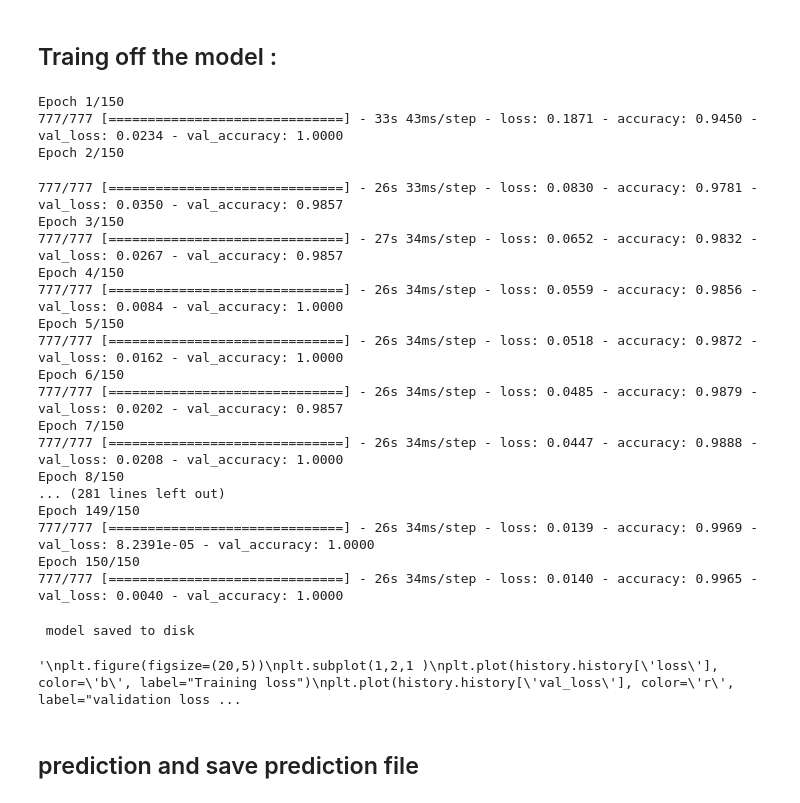
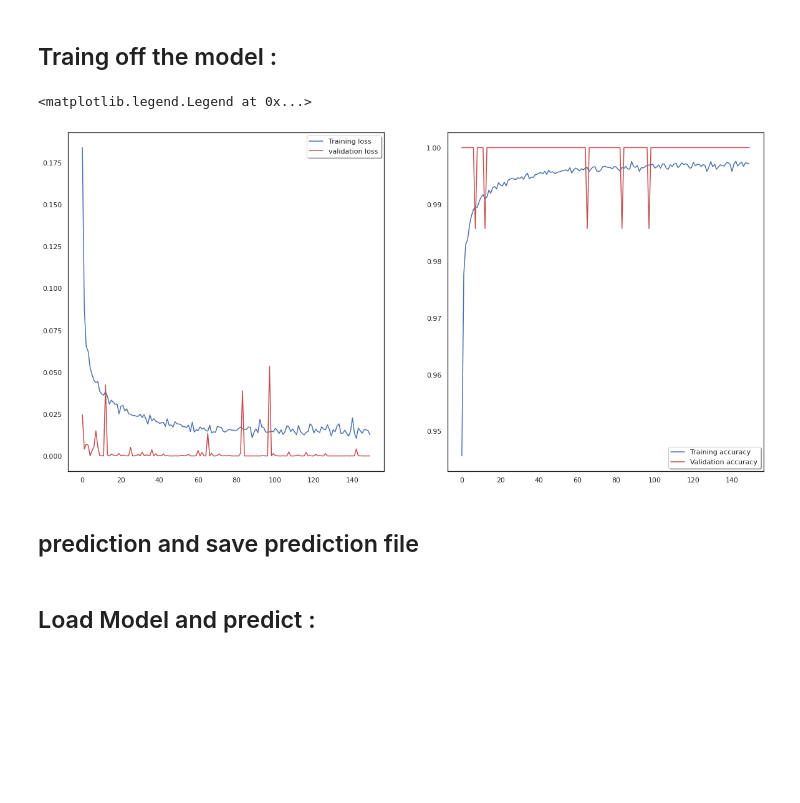
Before and after one commit to hamzaca/Digit_Recognizer_Kaggle, a Jupyter notebook: Digit_Recognition_CNN.ipynb, the cells around one changed output. Saved outputs shown, nothing was run; the diff lists cells and outputs as text; code cells hidden in the pictures; blank space fills up the shorter version.

```diff
--- a/Digit_Recognition_CNN.ipynb
+++ b/Digit_Recognition_CNN.ipynb
@@ -54,9 +61,7 @@ Y_train = to_categorical(Y_train, num_classes = 10)
 # %%
 
 random_seed = 46
-
-# Test Size Small cause wanna train with all data we have.
-X_train, X_val, Y_train, Y_val = train_test_split(X_train, Y_train, test_size = 0.001, random_state=random_seed)
+X_train, X_test, y_train, y_test = train_test_split(X_train, Y_train, test_size = 0.001, random_state=random_seed)
 # %%
 np.shape(X_train)
 # %% [output]
@@ -103,79 +111,42 @@ def Build_Model():
 ## Data augmentation :
 # %%
 # data augmentation
-datagen = ImageDataGenerator(
-        featurewise_center=False,
-        samplewise_center=False,
-        featurewise_std_normalization=False,
-        samplewise_std_normalization=False,
-        zca_whitening=False,
-        rotation_range=10,
-        zoom_range = 0.1,
-        width_shift_range=0.1,
-        height_shift_range=0.1,
-        horizontal_flip=False,
-        vertical_flip=False)
+datagen = ImageDataGenerator(featurewise_center=False,
+                            samplewise_center=False,
+                            featurewise_std_normalization=False,
+                            samplewise_std_normalization=False,
+                            zca_whitening=False,
+                            rotation_range=10,
+                            zoom_range = 0.1,
+                            width_shift_range=0.1,
+                            height_shift_range=0.1,
+                            horizontal_flip=False,
+                            vertical_flip=False)
 
 
 datagen.fit(X_train)
 # %% [markdown]
 ## Traing off the model :
-# %%
-model = Build_Model()
-
-
-learning_rate_reduction = ReduceLROnPlateau(monitor='val_acc', patience=3, verbose=1, factor=0.5, min_lr=0.00001)
 # %%
 # Train
-batch_size = 90
-history = model.fit_generator(datagen.flow(X_train,Y_train, batch_size=batch_size), epochs = 150, validation_data = (X_val,Y_val),steps_per_epoch=X_train.shape[0] // batch_size, callbacks=[learning_rate_reduction])
+batch_size = 100
+history = model.fit_generator(datagen.flow(X_train,y_train, batch_size=batch_size), epochs = 250,
+                              validation_data = (X_test,y_test),steps_per_epoch=X_train.shape[0] // batch_size,
+                              callbacks=[learning_rate_reduction])
-# %% [output]
-Epoch 1/150
-777/777 [==============================] - 33s 43ms/step - loss: 0.1871 - accuracy: 0.9450 - val_loss: 0.0234 - val_accuracy: 1.0000
-Epoch 2/150
-777/777 [==============================] - 26s 33ms/step - loss: 0.0830 - accuracy: 0.9781 - val_loss: 0.0350 - val_accuracy: 0.9857
-Epoch 3/150
-777/777 [==============================] - 27s 34ms/step - loss: 0.0652 - accuracy: 0.9832 - val_loss: 0.0267 - val_accuracy: 0.9857
-Epoch 4/150
-777/777 [==============================] - 26s 34ms/step - loss: 0.0559 - accuracy: 0.9856 - val_loss: 0.0084 - val_accuracy: 1.0000
-Epoch 5/150
-777/777 [==============================] - 26s 34ms/step - loss: 0.0518 - accuracy: 0.9872 - val_loss: 0.0162 - val_accuracy: 1.0000
-Epoch 6/150
-777/777 [==============================] - 26s 34ms/step - loss: 0.0485 - accuracy: 0.9879 - val_loss: 0.0202 - val_accuracy: 0.9857
-Epoch 7/150
-777/777 [==============================] - 26s 34ms/step - loss: 0.0447 - accuracy: 0.9888 - val_loss: 0.0208 - val_accuracy: 1.0000
-Epoch 8/150
-... (281 lines left out)
-Epoch 149/150
-777/777 [==============================] - 26s 34ms/step - loss: 0.0139 - accuracy: 0.9969 - val_loss: 8.2391e-05 - val_accuracy: 1.0000
-Epoch 150/150
-777/777 [==============================] - 26s 34ms/step - loss: 0.0140 - accuracy: 0.9965 - val_loss: 0.0040 - val_accuracy: 1.0000
-# %%
-# serialize model to JSON
-i=0
-model_json = model.to_json()
-with open("digits_avgPool_150_epochs.json", "w") as json_file:
-      json_file.write(model_json)
-# serialize weights to HDF5
-model.save_weights("digits_avgPool_150_epochs.h5")
-print(" model saved to disk")
-# %% [output]
- model saved to disk
 # %%
-"""
 plt.figure(figsize=(20,5))
 plt.subplot(1,2,1 )
 plt.plot(history.history['loss'], color='b', label="Training loss")
 plt.plot(history.history['val_loss'], color='r', label="validation loss")
 plt.legend(loc='best', shadow=True)
 
 plt.subplot(1,2,2 )
 plt.plot(history.history['accuracy'], color='b', label="Training accuracy")
 plt.plot(history.history['val_accuracy'], color='r',label="Validation accuracy")
 plt.legend(loc='best', shadow=True)
-"""
 # %% [output]
-'\nplt.figure(figsize=(20,5))\nplt.subplot(1,2,1 )\nplt.plot(history.history[\'loss\'], color=\'b\', label="Training loss")\nplt.plot(history.history[\'val_loss\'], color=\'r\', label="validation loss ...
+<matplotlib.legend.Legend at 0x...>
+[figure, added]
 # %% [markdown]
 ## prediction and save prediction file
 # %%
@@ -191,0 +162,2 @@ submission.to_csv("Predictin_avgPooling_150Epochs.csv",index=False)
+# %% [markdown]
+## Load Model and predict :
```
Also changed, not shown: parts of 14 cells of this notebook, 10 other files.
